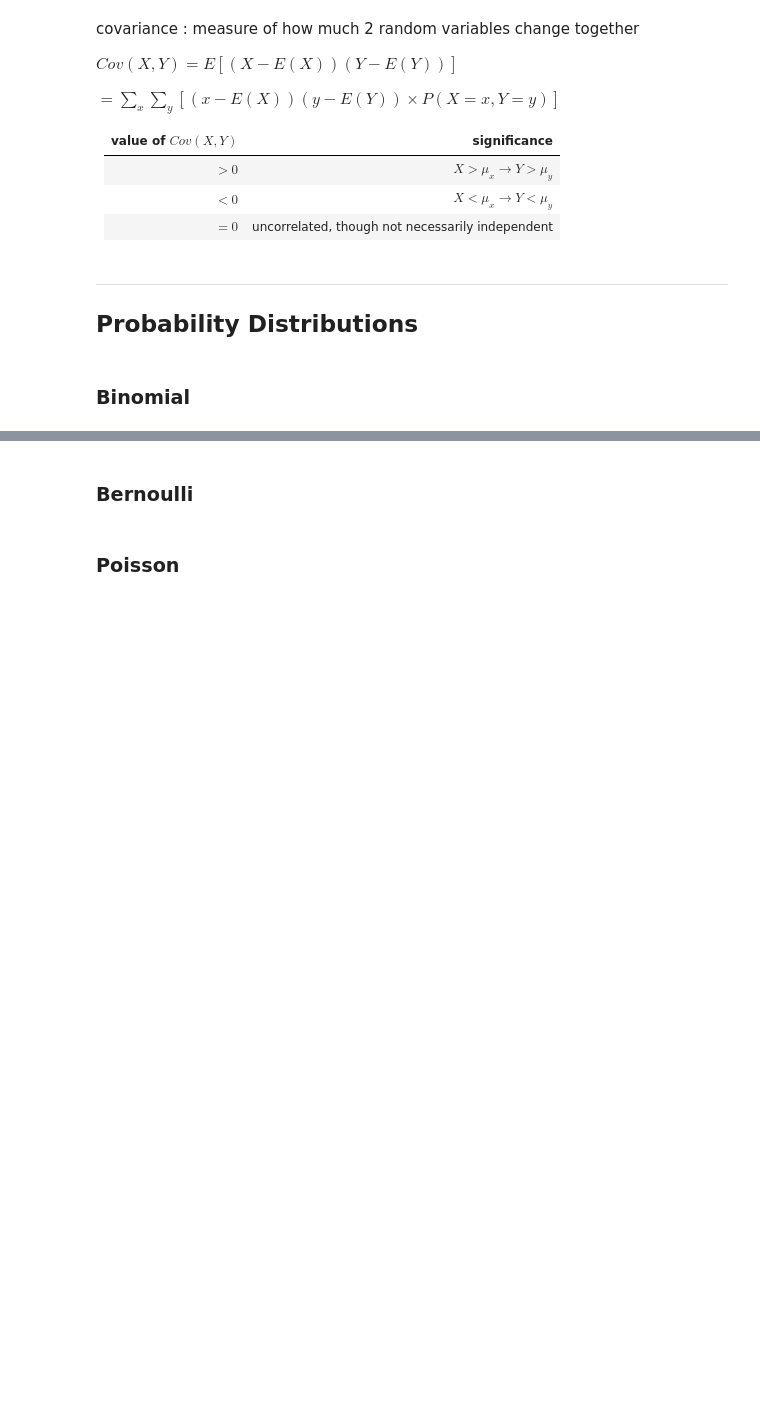
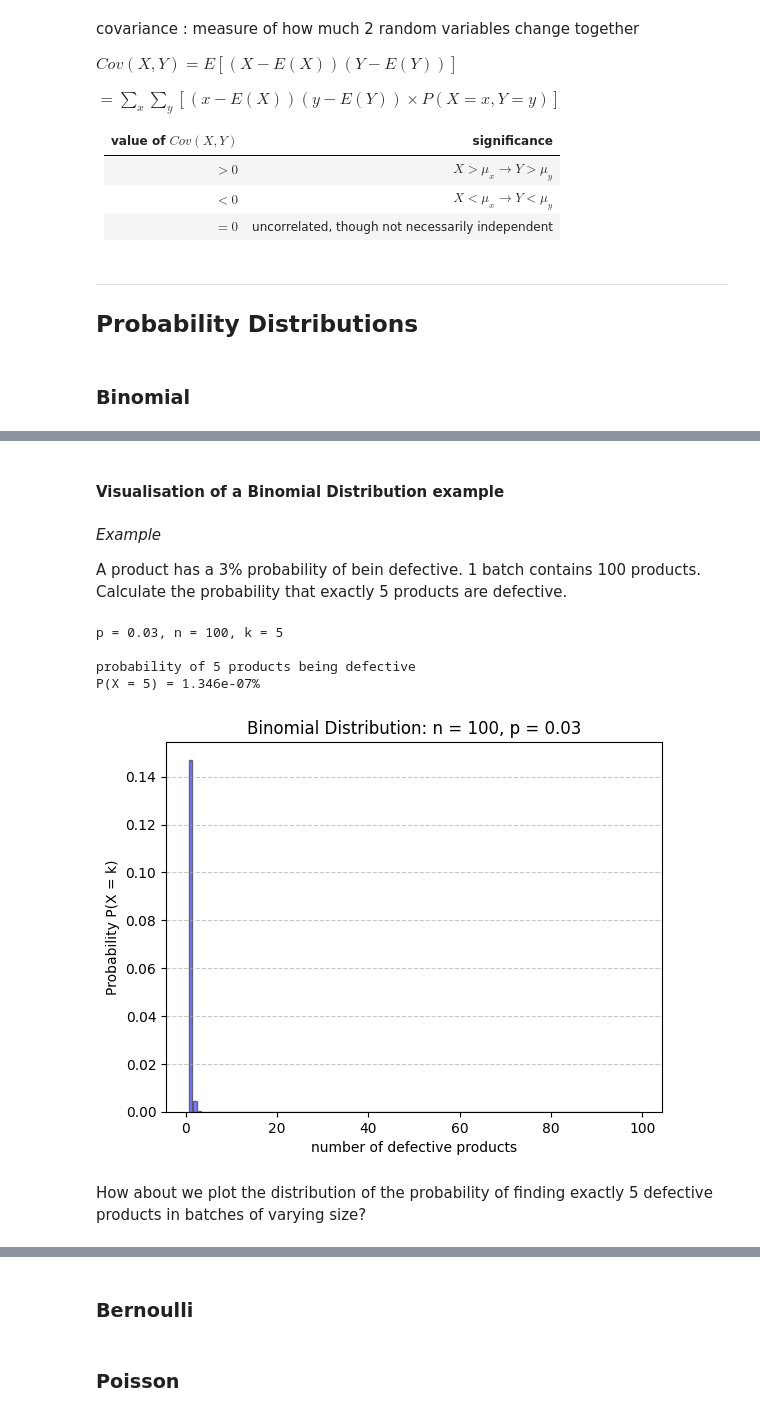
Before and after one commit to Ploenypp/tuto-stats, a Jupyter notebook: proba_combin.ipynb, the cells around one changed output, grey strips where cells are left out. Cells and saved outputs as stored; diff of their text form; code cells hidden in the pictures; blank space fills up the shorter version.

Commit message:
binomial variable

```diff
--- a/proba_combin.ipynb
+++ b/proba_combin.ipynb
@@ -100,0 +118,31 @@ $ = \sum_x{\sum_y{[(x-E(X))(y-E(Y)) \times P(X=x, Y=y) ]}} $
+# %% [markdown]
+#### Visualisation of a Binomial Distribution example
+# %% [markdown]
+<i>Example</i>
+
+A product has a 3% probability of bein defective. 1 batch contains 100 products. Calculate the probability that exactly 5 products are defective.
+# %%
+p = 0.03; n = 100; k = 5
+
+print(f'p = {p}, n = {n}, k = {k}\n')
+print("probability of 5 products being defective")
+print(f'P(X = {k}) = {round(binomial(p,n,k),12)*100}%')
+# %% [output]
+p = 0.03, n = 100, k = 5
+
+probability of 5 products being defective
+P(X = 5) = 1.346e-07%
+# %%
+bin_idx = list(range(0,n))
+binomial_proba = [binomial(p, n, i)*100 for i in bin_idx]
+# %%
+plt.bar(bin_idx[1:],binomial_proba[1:], alpha=0.5, color="blue", edgecolor="black")
+plt.xlabel("number of defective products")
+plt.ylabel("Probability P(X = k)")
+plt.title("Binomial Distribution: n = 100, p = 0.03")
+plt.grid(axis='y', linestyle='--', alpha=0.7)
+plt.show()
+# %% [output]
+[figure, added]
+# %% [markdown]
+How about we plot the distribution of the probability of finding exactly 5 defective products in batches of varying size?
```
Also changed, not shown: parts of 7 cells of this notebook, 2 other files.
